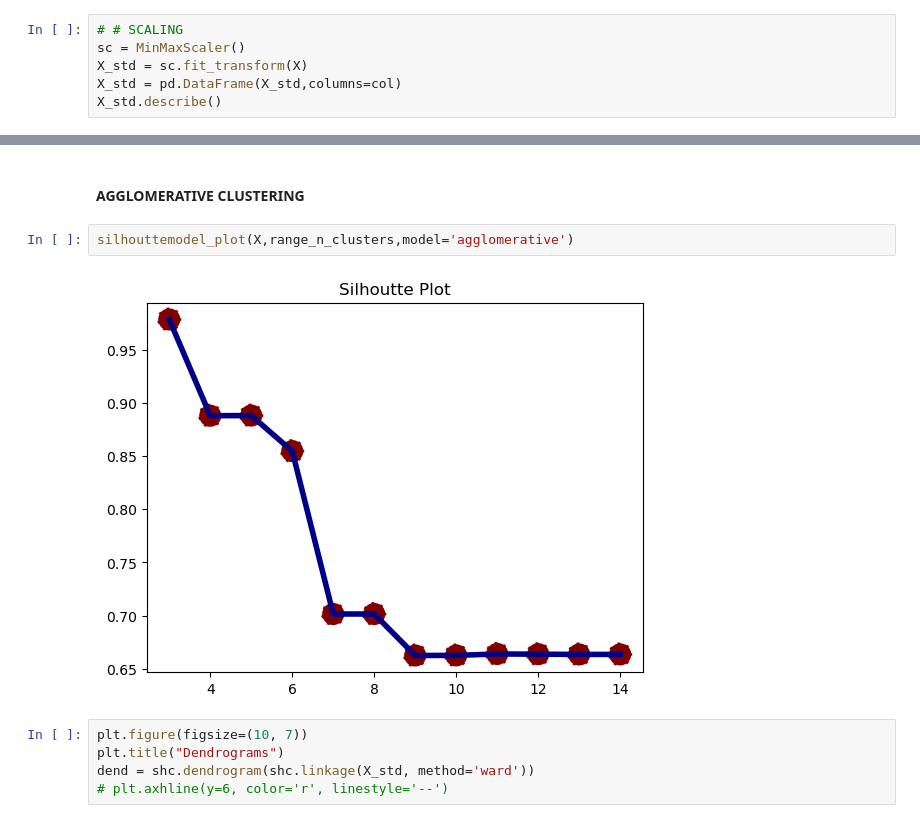
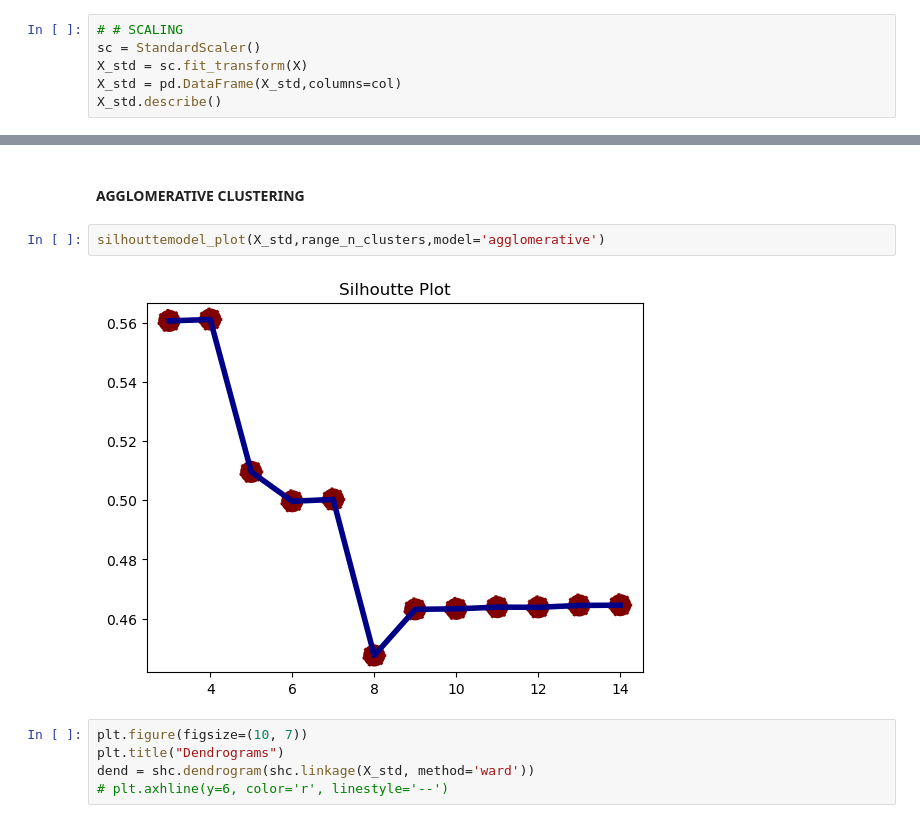
Before and after one commit to MBAHTAWOONS/RFM_UNSUPERVISED_ONLINE_RETAIL, a Jupyter notebook: RFM_PROJECT/RFM_SEGMENTATION.ipynb, the cells around one changed output, grey strips where cells are left out. Drawn from its saved outputs; the diff is of its cells as text.

```diff
--- a/RFM_PROJECT/RFM_SEGMENTATION.ipynb
+++ b/RFM_PROJECT/RFM_SEGMENTATION.ipynb
@@ -776,7 +795,7 @@ X = RFM.set_index('CustomerID')
 col = list(X.columns)
 # %%
 # # SCALING
-sc = MinMaxScaler()
+sc = StandardScaler()
 X_std = sc.fit_transform(X)
 X_std = pd.DataFrame(X_std,columns=col)
 X_std.describe()
@@ -921,9 +956,9 @@ X_dbs[X_dbs['Cluster'] == 0].head(10)
 # %% [markdown]
 #### AGGLOMERATIVE CLUSTERING
 # %%
-silhouttemodel_plot(X,range_n_clusters,model='agglomerative')
+silhouttemodel_plot(X_std,range_n_clusters,model='agglomerative')
 # %% [output]
-[figure, old version]
+[figure, new version]
 # %%
 plt.figure(figsize=(10, 7))
 plt.title("Dendrograms")
```
Also changed, not shown: parts of 17 cells of this notebook.
